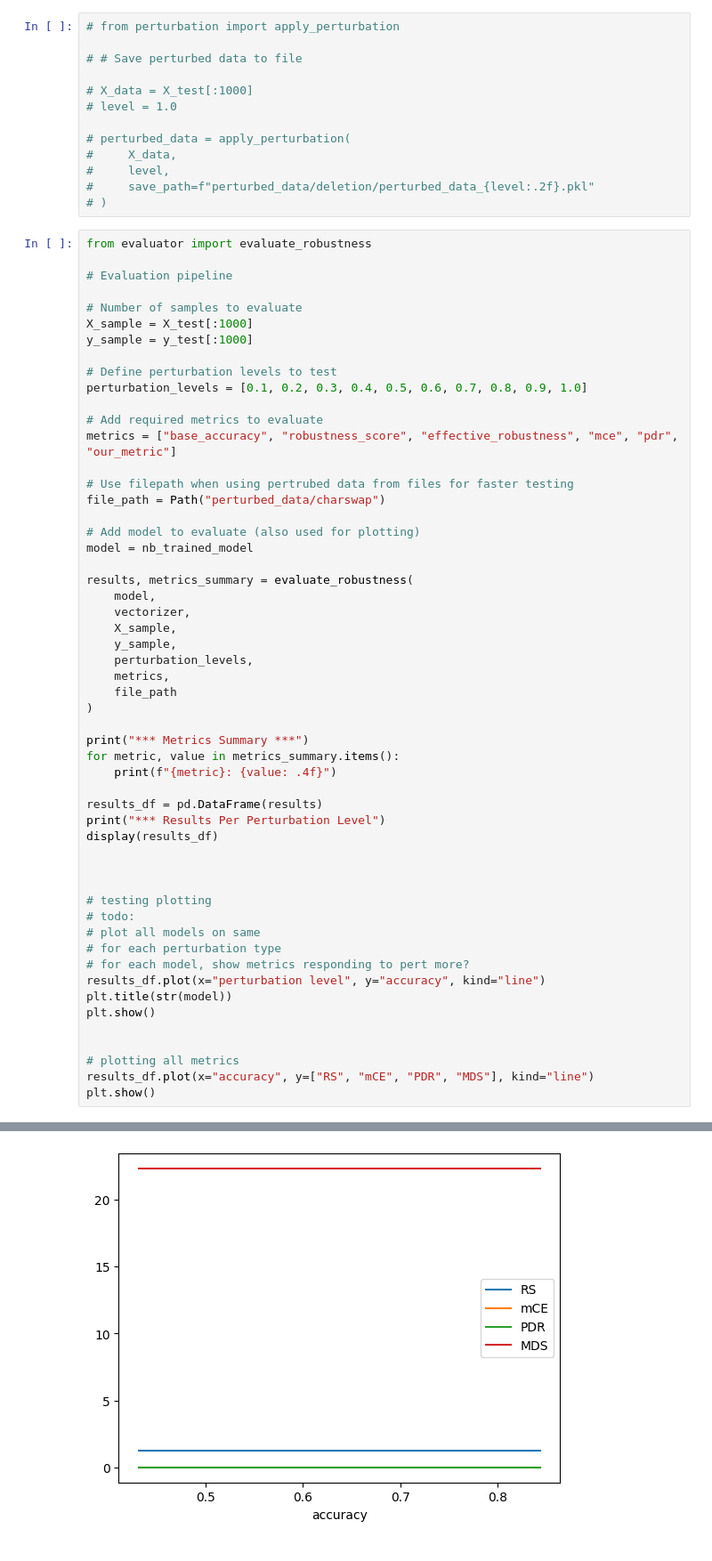
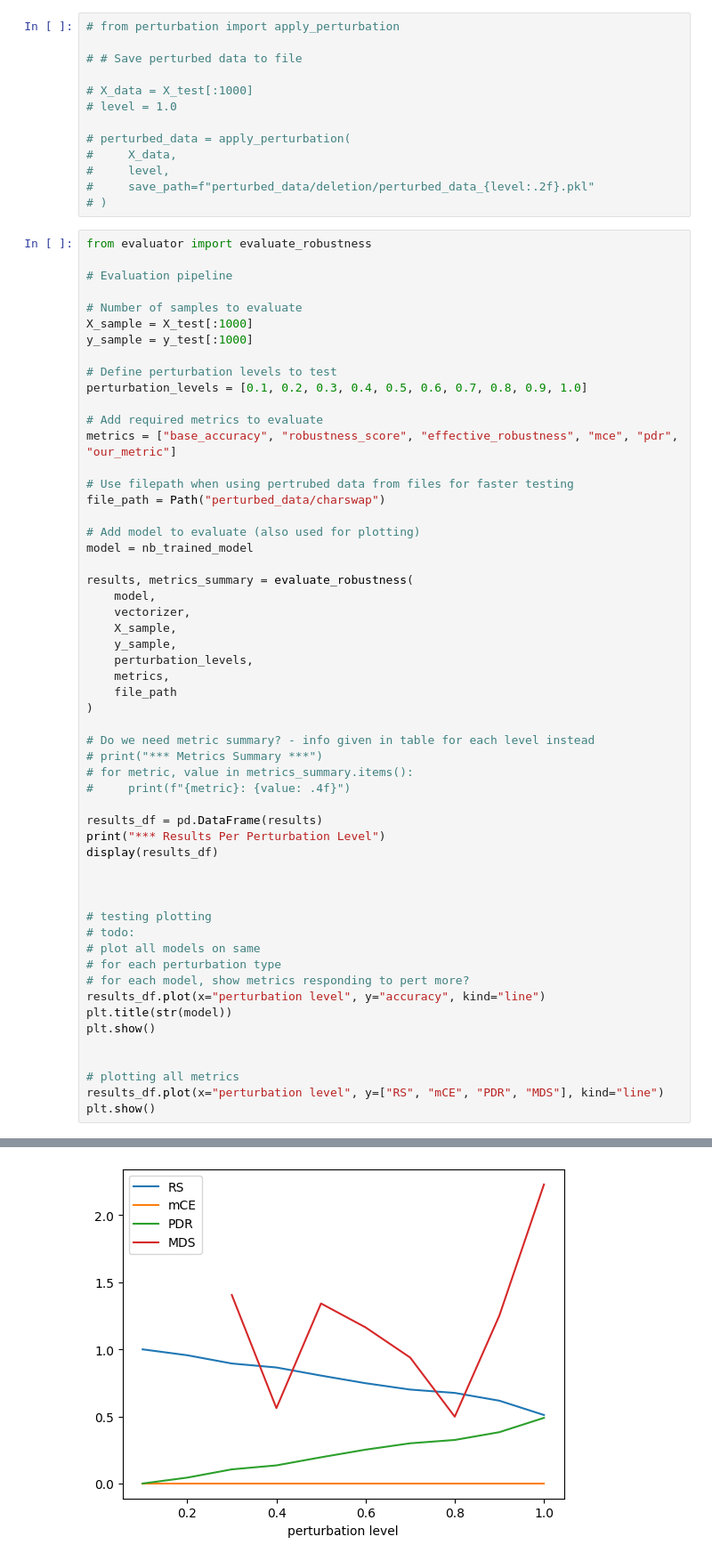
Before and after one commit to wannman/ml-robustness-monitoring-tool, a Jupyter notebook: notebooks/main.ipynb, the cells around one changed output, grey strips where cells are left out. Shown: that part at 89% size. Cells and saved outputs as stored; diff of their text form.

Commit message:
changed plot

```diff
--- a/notebooks/main.ipynb
+++ b/notebooks/main.ipynb
@@ -98,9 +98,10 @@ results, metrics_summary = evaluate_robustness(
     file_path
 )
 
-print("*** Metrics Summary ***")
-for metric, value in metrics_summary.items():
-    print(f"{metric}: {value: .4f}")
+# Do we need metric summary? - info given in table for each level instead
+# print("*** Metrics Summary ***")
+# for metric, value in metrics_summary.items():
+#     print(f"{metric}: {value: .4f}")
 
 results_df = pd.DataFrame(results)
 print("*** Results Per Perturbation Level")
@@ -119,6 +120,6 @@ plt.show()
 
 
 # plotting all metrics
-results_df.plot(x="accuracy", y=["RS", "mCE", "PDR", "MDS"], kind="line")
+results_df.plot(x="perturbation level", y=["RS", "mCE", "PDR", "MDS"], kind="line")
 plt.show()
 # %% [output]
@@ -143,2 +138,2 @@ accuracy:  0.8440
 [figure]
-[figure, old version]
+[figure, new version]
```
Also changed, not shown: parts of 1 cell of this notebook.
